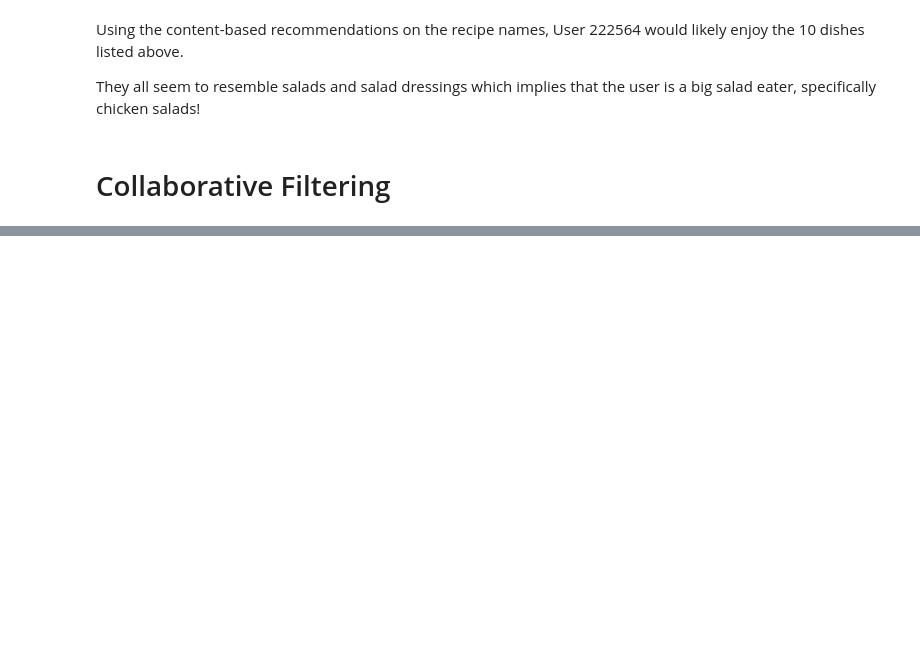
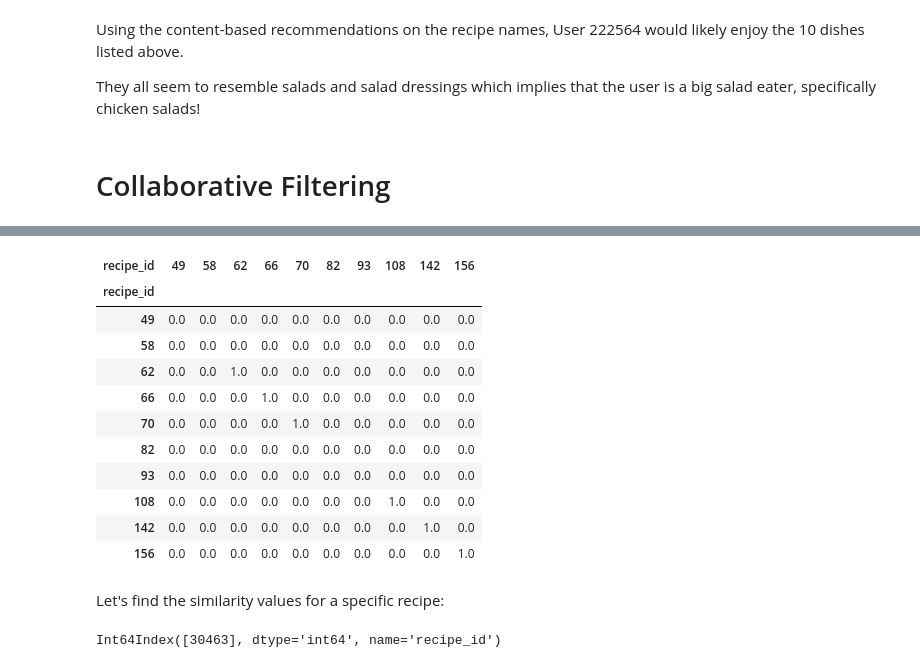
Before and after one commit to chrismlawr/ba890-personal-project, a Jupyter notebook: 1_Recommenders.ipynb, the cells around one changed output, grey strips where cells are left out. Cells and saved outputs as stored; diff of their text form; code cells hidden in the pictures; blank space fills up the shorter version.

```diff
--- a/1_Recommenders.ipynb
+++ b/1_Recommenders.ipynb
@@ -679,0 +703,4 @@ They all seem to resemble salads and salad dressings which implies that the user
+# %%
+# resample 10,000 from training data due to memory limitations
+tmp = train_interact.sample(20000, random_state = 1).reset_index()
+user_ratings_table = tmp.pivot(index='user_id', columns='recipe_id', values='rating')
@@ -679,0 +724,10 @@ They all seem to resemble salads and salad dressings which implies that the user
+# %%
+## We need to normalize the ratings to deal with nulls
+# Get the average rating for each user
+avg_ratings = user_ratings_table.mean(axis=1)
+
+# Center each users ratings around 0
+user_ratings_table_centered = user_ratings_table.sub(avg_ratings, axis=0)
+
+# Fill in the missing data with 0s
+user_ratings_table_normed = user_ratings_table_centered.fillna(0)
@@ -679,0 +746,3 @@ They all seem to resemble salads and salad dressings which implies that the user
+# %%
+items_ratings_table_normed = user_ratings_table_normed.T
+items_ratings_table_normed.iloc[10721,0]
@@ -679,0 +767,26 @@ They all seem to resemble salads and salad dressings which implies that the user
+# %%
+# Getting cosine similarities
+similarities = cosine_similarity(items_ratings_table_normed)
+
+# Wrap the similarities in a DataFrame
+cosine_similarity_df = pd.DataFrame(similarities, index=items_ratings_table_normed.index, columns=items_ratings_table_normed.index)
+cosine_similarity_df.iloc[:10,:10]
+# %% [output]
+| recipe_id | 49 | 58 | 62 | 66 | 70 | 82 | 93 | 108 | 142 | 156 |
+| recipe_id |  |  |  |  |  |  |  |  |  |  |
+| 49 | 0.0 | 0.0 | 0.0 | 0.0 | 0.0 | 0.0 | 0.0 | 0.0 | 0.0 | 0.0 |
+| 58 | 0.0 | 0.0 | 0.0 | 0.0 | 0.0 | 0.0 | 0.0 | 0.0 | 0.0 | 0.0 |
+| 62 | 0.0 | 0.0 | 1.0 | 0.0 | 0.0 | 0.0 | 0.0 | 0.0 | 0.0 | 0.0 |
+| 66 | 0.0 | 0.0 | 0.0 | 1.0 | 0.0 | 0.0 | 0.0 | 0.0 | 0.0 | 0.0 |
+| 70 | 0.0 | 0.0 | 0.0 | 0.0 | 1.0 | 0.0 | 0.0 | 0.0 | 0.0 | 0.0 |
+| 82 | 0.0 | 0.0 | 0.0 | 0.0 | 0.0 | 0.0 | 0.0 | 0.0 | 0.0 | 0.0 |
+| 93 | 0.0 | 0.0 | 0.0 | 0.0 | 0.0 | 0.0 | 0.0 | 0.0 | 0.0 | 0.0 |
+| 108 | 0.0 | 0.0 | 0.0 | 0.0 | 0.0 | 0.0 | 0.0 | 1.0 | 0.0 | 0.0 |
+| 142 | 0.0 | 0.0 | 0.0 | 0.0 | 0.0 | 0.0 | 0.0 | 0.0 | 1.0 | 0.0 |
+| 156 | 0.0 | 0.0 | 0.0 | 0.0 | 0.0 | 0.0 | 0.0 | 0.0 | 0.0 | 1.0 |
+# %% [markdown]
+Let's find the similarity values for a specific recipe:
+# %%
+cosine_similarity_df.sample(1, random_state=1).index
+# %% [output]
+Int64Index([30463], dtype='int64', name='recipe_id')
```
Also changed, not shown: parts of 20 cells of this notebook, 1 other file.
